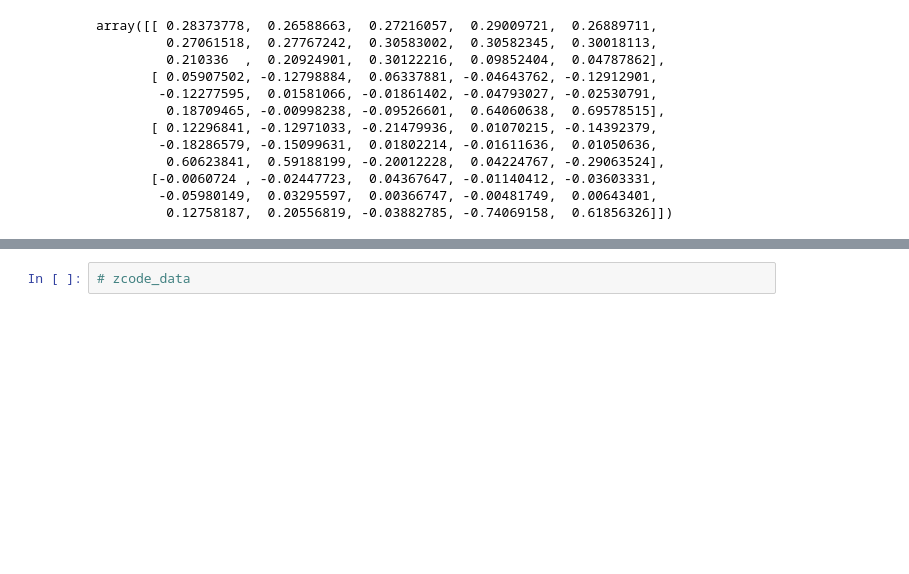
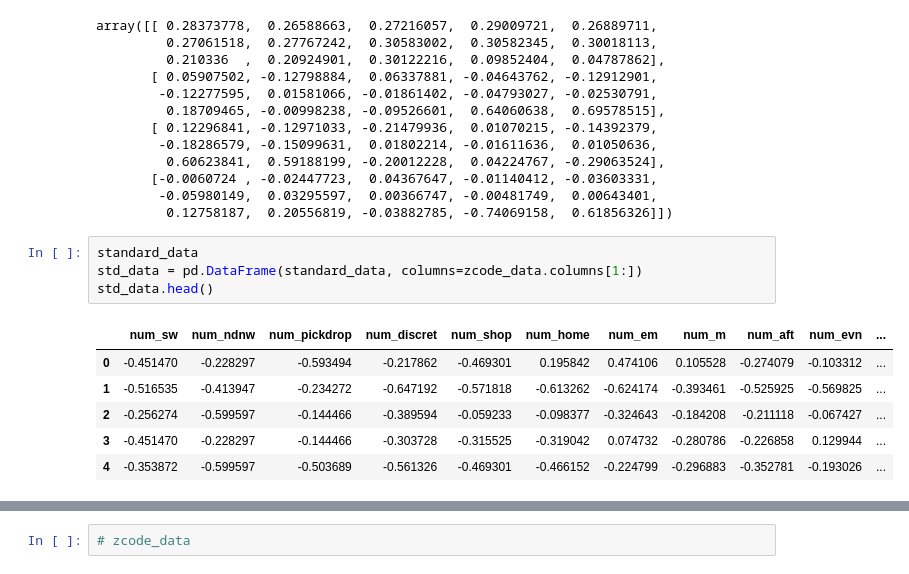
Before and after one commit to abaum1/mobilitymotifs, a Jupyter notebook: Dimensionality Reduction with PCA.ipynb, the cells around one changed output, grey strips where cells are left out. Drawn from its saved outputs; the diff is of its cells as text; blank space fills up the shorter version.

```diff
--- a/Dimensionality Reduction with PCA.ipynb
+++ b/Dimensionality Reduction with PCA.ipynb
@@ -148,6 +148,17 @@ array([[ 0.28373778,  0.26588663,  0.27216057,  0.29009721,  0.26889711,
        [-0.0060724 , -0.02447723,  0.04367647, -0.01140412, -0.03603331,
         -0.05980149,  0.03295597,  0.00366747, -0.00481749,  0.00643401,
          0.12758187,  0.20556819, -0.03882785, -0.74069158,  0.61856326]])
+# %%
+standard_data
+std_data = pd.DataFrame(standard_data, columns=zcode_data.columns[1:])
+std_data.head()
+# %% [output]
+|  | num_sw | num_ndnw | num_pickdrop | num_discret | num_shop | num_home | num_em | num_m | num_aft | num_evn | ... |
+| 0 | -0.451470 | -0.228297 | -0.593494 | -0.217862 | -0.469301 | 0.195842 | 0.474106 | 0.105528 | -0.274079 | -0.103312 | ... |
+| 1 | -0.516535 | -0.413947 | -0.234272 | -0.647192 | -0.571818 | -0.613262 | -0.624174 | -0.393461 | -0.525925 | -0.569825 | ... |
+| 2 | -0.256274 | -0.599597 | -0.144466 | -0.389594 | -0.059233 | -0.098377 | -0.324643 | -0.184208 | -0.211118 | -0.067427 | ... |
+| 3 | -0.451470 | -0.228297 | -0.144466 | -0.303728 | -0.315525 | -0.319042 | 0.074732 | -0.280786 | -0.226858 | 0.129944 | ... |
+| 4 | -0.353872 | -0.599597 | -0.503689 | -0.561326 | -0.469301 | -0.466152 | -0.224799 | -0.296883 | -0.352781 | -0.193026 | ... |
 # %%
 def myplot(score,coeff,labels=None):
     xs = score[:,0]
```
Also changed, not shown: parts of 1 cell of this notebook.
